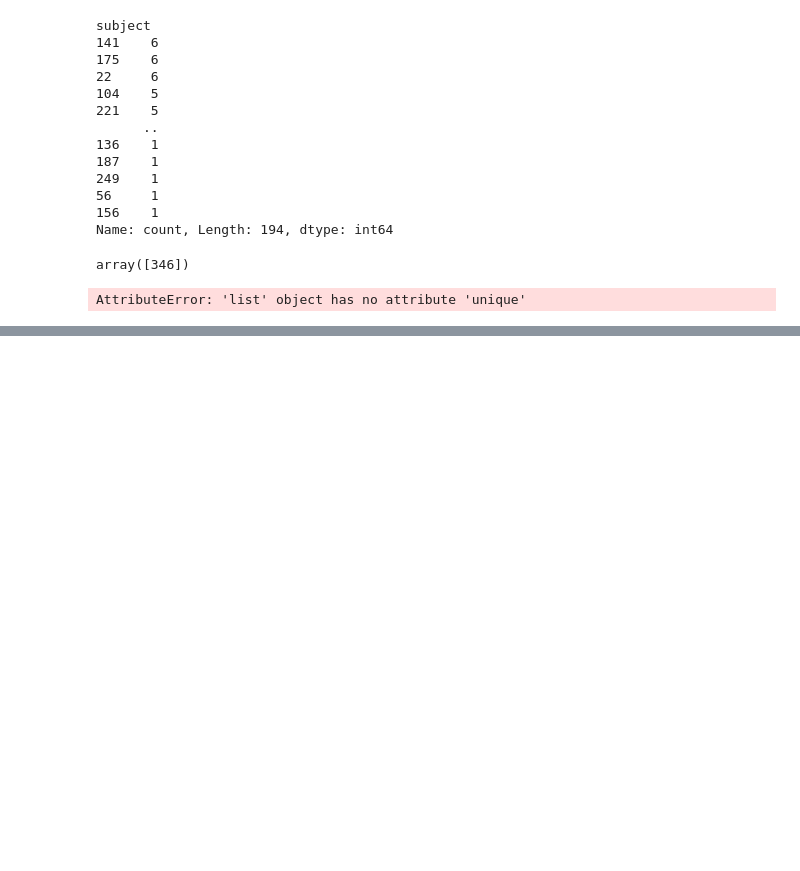
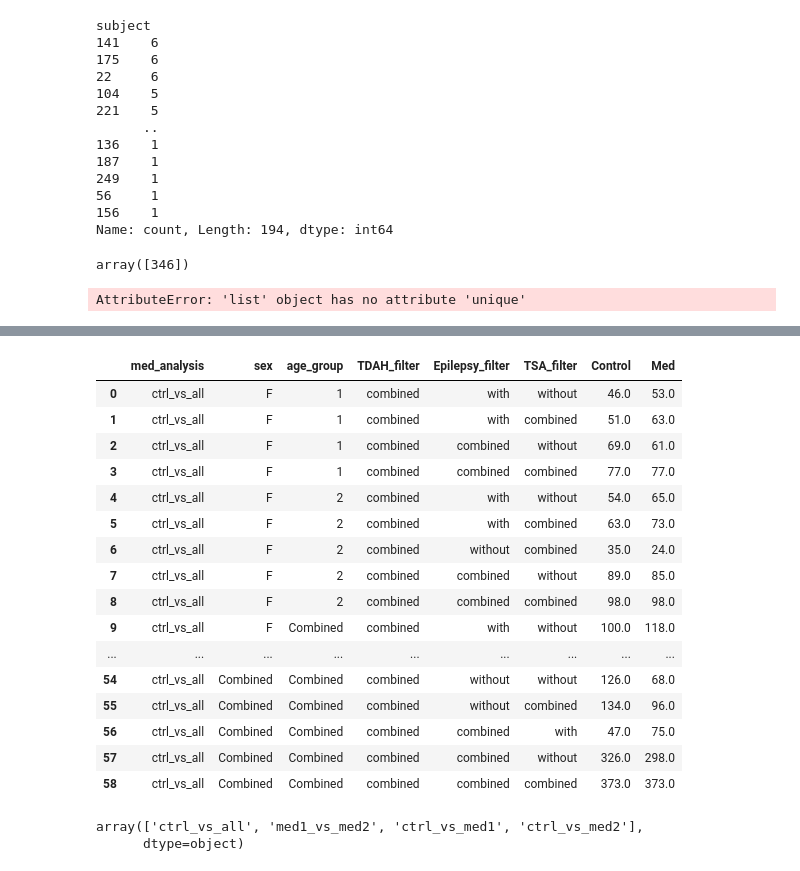
Before and after one commit to BabaSanfour/eeg-analysis-adhd-epilepsy, a Jupyter notebook: run_analysis_patients.ipynb, the cells around one changed output, grey strips where cells are left out. Drawn from its saved outputs; the diff is of its cells as text; code cells hidden in the pictures; blank space fills up the shorter version.

```diff
--- a/run_analysis_patients.ipynb
+++ b/run_analysis_patients.ipynb
@@ -1268,0 +1302,12 @@ from con
+# %%
+mapping_psychostimulant = {
+    np.nan: 0,
+    'Lisdexamfetamine': 1,
+    'Lisdexamfetamine (d/c)': 1,
+    'Methylphenidate (d/c)': 2,
+    'Methylphenidate': 2,
+    'Methylphenidate, Methylphenidate': 2,
+    'Lisdexamfetamine, Methylphenidate': 3,
+    'Dextroamphetamine (Dexedrine)': 4,
+    'Amphetamine/dextroamphetamine salt (Adderall)': 5,
+}
@@ -1268,0 +1419,25 @@ from con
+# %%
+results_ctrl_vs_all
+# %% [output]
+|  | med_analysis | sex | age_group | TDAH_filter | Epilepsy_filter | TSA_filter | Control | Med |
+| 0 | ctrl_vs_all | F | 1 | combined | with | without | 46.0 | 53.0 |
+| 1 | ctrl_vs_all | F | 1 | combined | with | combined | 51.0 | 63.0 |
+| 2 | ctrl_vs_all | F | 1 | combined | combined | without | 69.0 | 61.0 |
+| 3 | ctrl_vs_all | F | 1 | combined | combined | combined | 77.0 | 77.0 |
+| 4 | ctrl_vs_all | F | 2 | combined | with | without | 54.0 | 65.0 |
+| 5 | ctrl_vs_all | F | 2 | combined | with | combined | 63.0 | 73.0 |
+| 6 | ctrl_vs_all | F | 2 | combined | without | combined | 35.0 | 24.0 |
+| 7 | ctrl_vs_all | F | 2 | combined | combined | without | 89.0 | 85.0 |
+| 8 | ctrl_vs_all | F | 2 | combined | combined | combined | 98.0 | 98.0 |
+| 9 | ctrl_vs_all | F | Combined | combined | with | without | 100.0 | 118.0 |
+| ... | ... | ... | ... | ... | ... | ... | ... | ... |
+| 54 | ctrl_vs_all | Combined | Combined | combined | without | without | 126.0 | 68.0 |
+| 55 | ctrl_vs_all | Combined | Combined | combined | without | combined | 134.0 | 96.0 |
+| 56 | ctrl_vs_all | Combined | Combined | combined | combined | with | 47.0 | 75.0 |
+| 57 | ctrl_vs_all | Combined | Combined | combined | combined | without | 326.0 | 298.0 |
+| 58 | ctrl_vs_all | Combined | Combined | combined | combined | combined | 373.0 | 373.0 |
+# %%
+results_df.med_analysis.unique()
+# %% [output]
+array(['ctrl_vs_all', 'med1_vs_med2', 'ctrl_vs_med1', 'ctrl_vs_med2'],
+      dtype=object)
```
Also changed, not shown: parts of 14 cells of this notebook, 1 other file.
